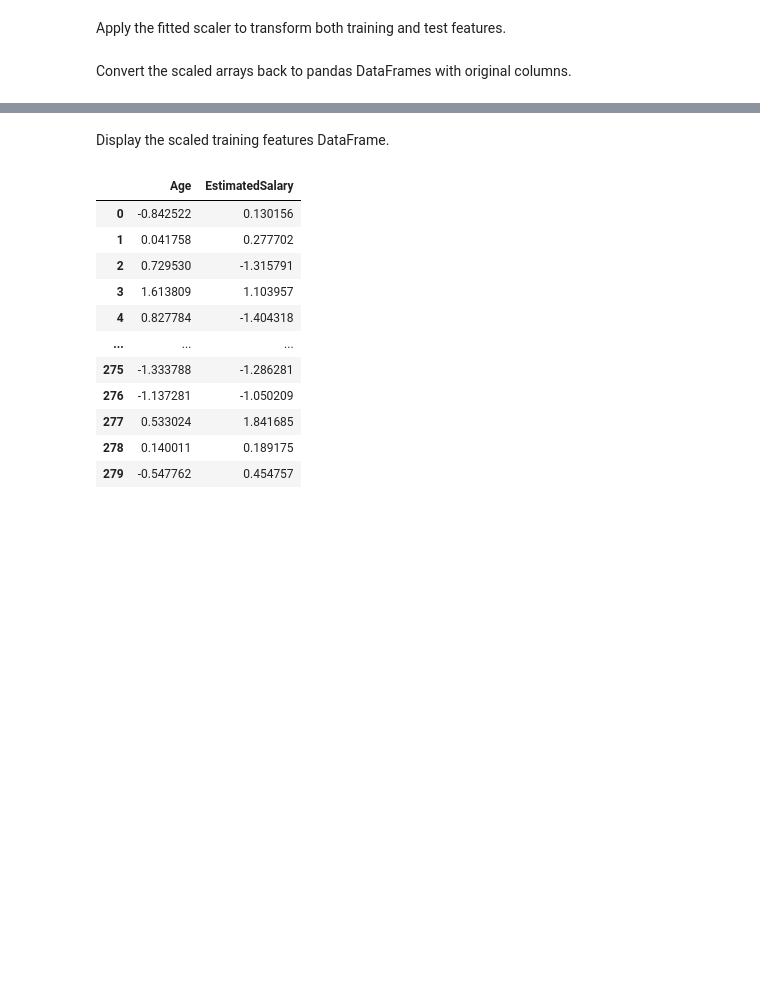
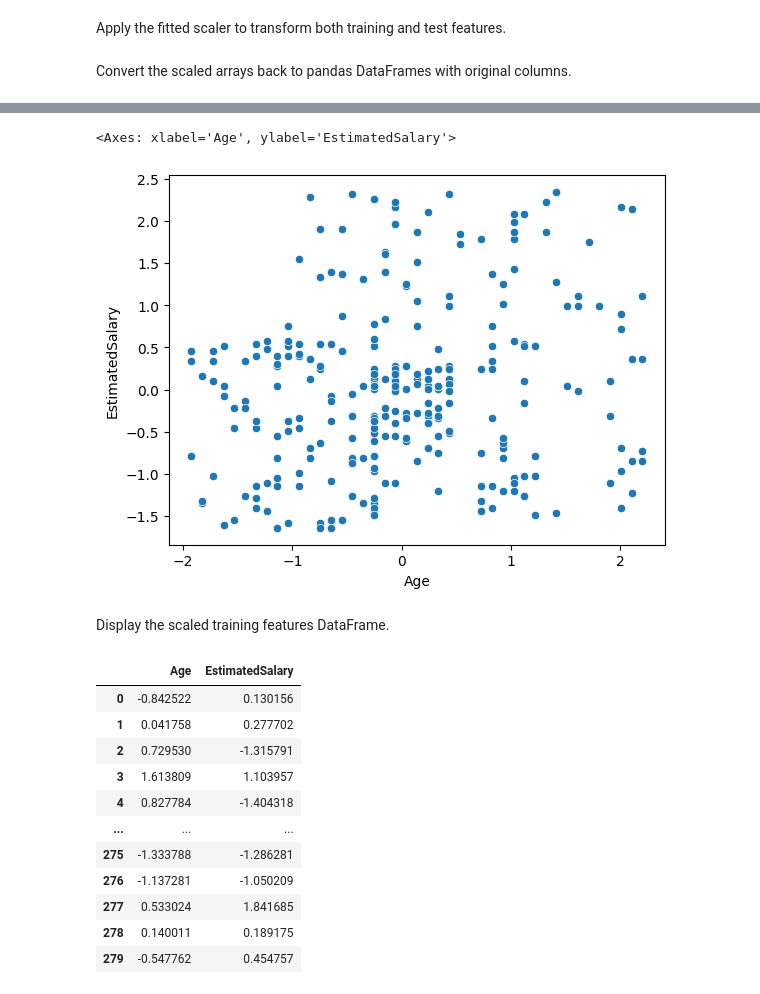
Before and after one commit to Asit-Sengar/Machine_Learning_foundations, a Jupyter notebook: notebooks/100_days_ml/Standardization.ipynb, the cells around one changed output, grey strips where cells are left out. Saved outputs shown, nothing was run; the diff lists cells and outputs as text; code cells hidden in the pictures; blank space fills up the shorter version.

```diff
--- a/notebooks/100_days_ml/Standardization.ipynb
+++ b/notebooks/100_days_ml/Standardization.ipynb
@@ -90,6 +98,14 @@ Convert the scaled arrays back to pandas DataFrames with original columns.
 # %%
 X_train_transformed = pd.DataFrame(X_train_transformed,columns = X_train.columns)#converting them to dataframe
 X_test_transformed = pd.DataFrame(X_test_transformed,columns = X_test.columns)#converting them to dataframe
+# %%
+sns.scatterplot(
+    x=X_train_transformed["Age"],
+    y=X_train_transformed["EstimatedSalary"]
+)
+# %% [output]
+<Axes: xlabel='Age', ylabel='EstimatedSalary'>
+[figure, added]
 # %% [markdown]
 Display the scaled training features DataFrame.
 # %%
```
Also changed, not shown: parts of 5 cells of this notebook.
